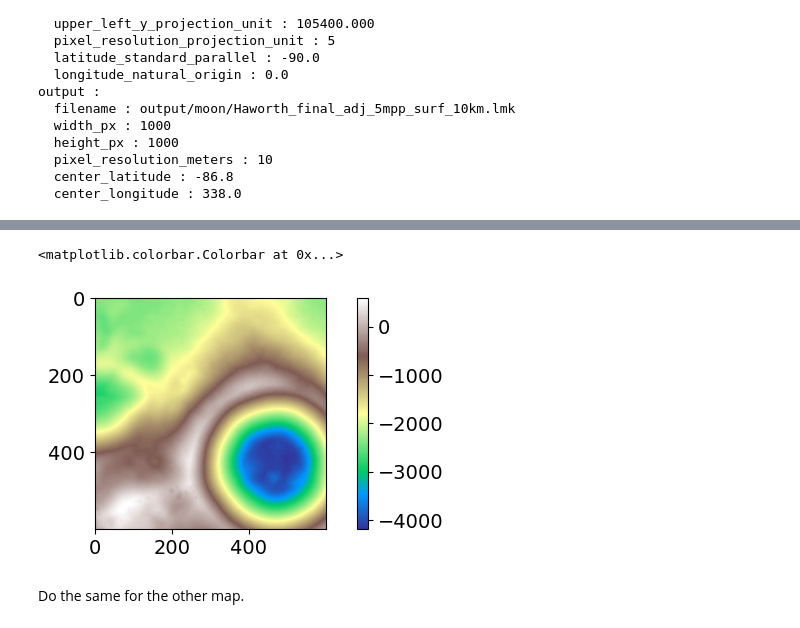
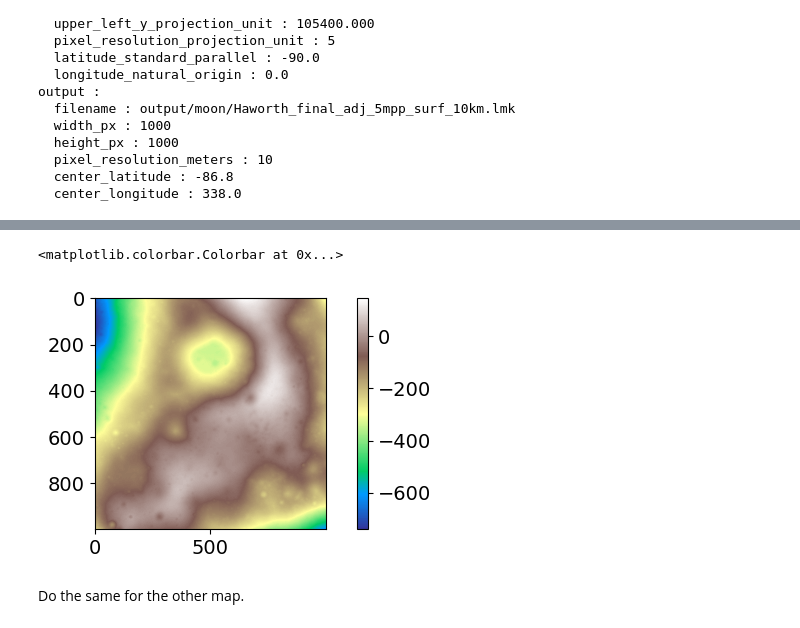
Before and after one commit to nasa-jpl/landmark_tools, a Jupyter notebook: example/MoonDemo.ipynb, the cells around one changed output, grey strips where cells are left out. Drawn from its saved outputs; the diff is of its cells as text; code cells hidden in the pictures.

```diff
--- a/example/MoonDemo.ipynb
+++ b/example/MoonDemo.ipynb
@@ -192,12 +201,12 @@ We can confirm that the elevation map looks correct by loading our landmark with
 
 ![Landmark Elevation](../imgs/Haworth_final_adj_5mpp_surf_10km_elevation.png)
 # %%
-L = landmark.Landmark("/Users/cmauceri/Downloads/LDEM_80S_ADJ_ascii_30x30km_StereoAltKm_test.lmk")
+L = landmark.Landmark("output/moon/Haworth_final_adj_5mpp_surf_10km.lmk")
 plt.imshow(L.ele, cmap='terrain')
 plt.colorbar()
 # %% [output]
 <matplotlib.colorbar.Colorbar at 0x...>
-[figure, old version]
+[figure, new version]
 # %% [markdown]
 Do the same for the other map.
 # %%
```
Also changed, not shown: parts of 13 cells of this notebook, 8 other files.
